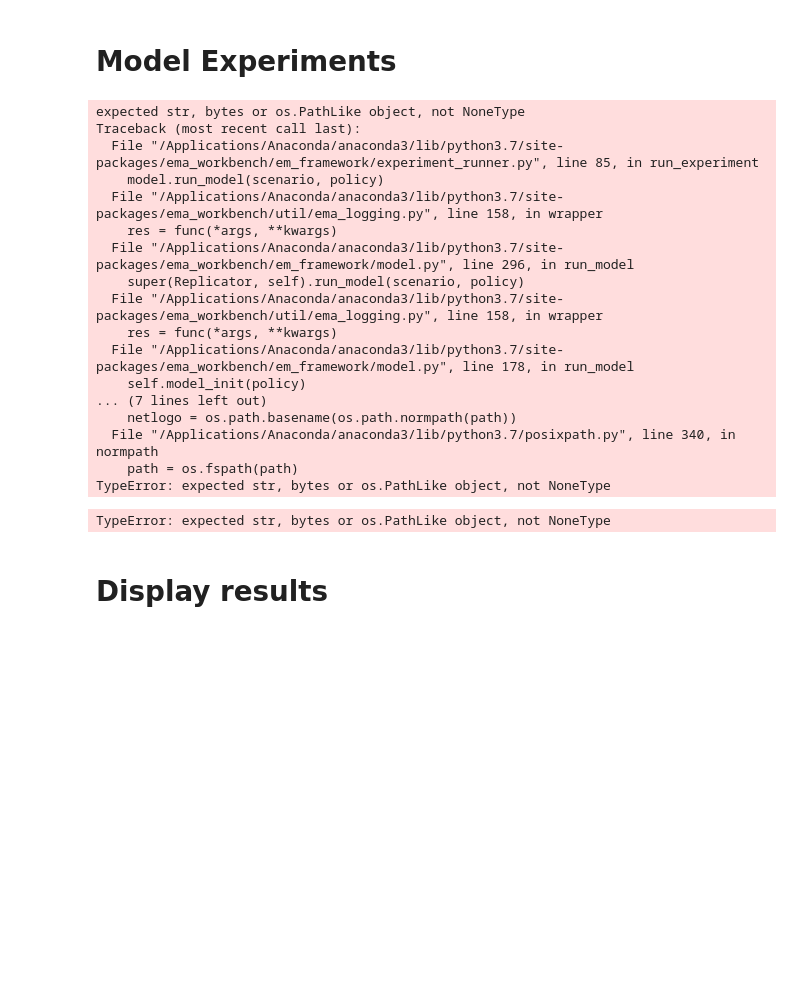
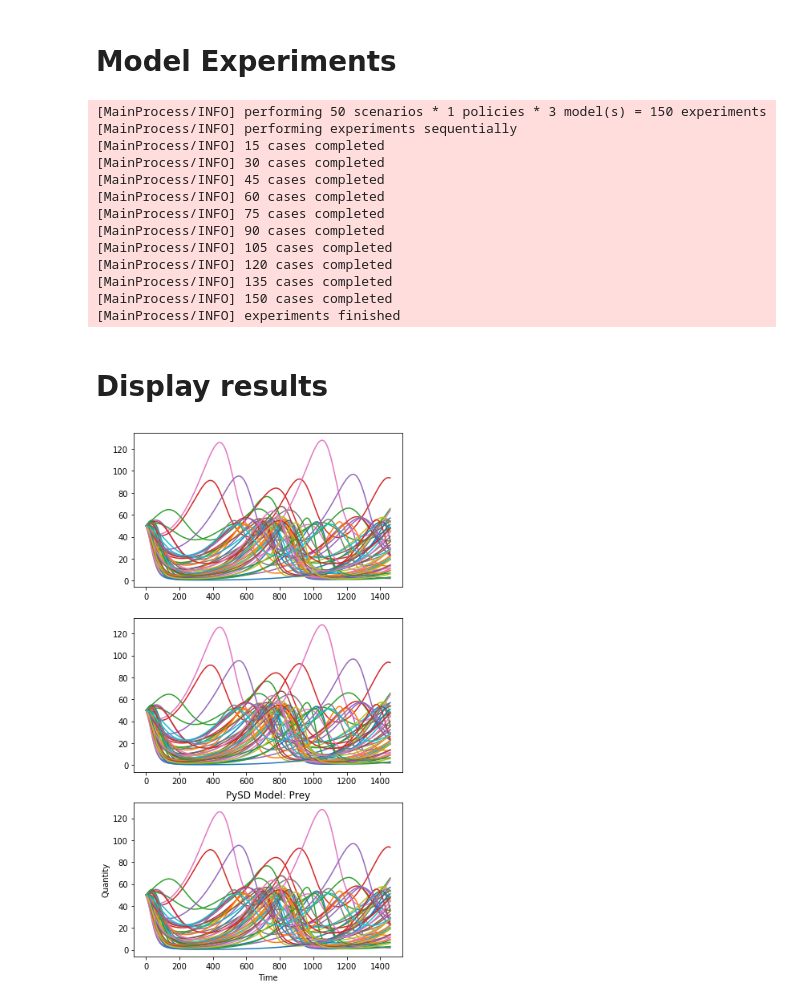
Before and after one commit to herzogrh/EPA1361, a Jupyter notebook: Week 1-2 - general intro to exploratory modelling/assignment 3 - multimodel_assignmentV3.ipynb, the cells around one changed output. Saved outputs shown, nothing was run; the diff lists cells and outputs as text; code cells hidden in the pictures; blank space fills up the shorter version.

Commit message:
Made changes to the multimodel assignment 3, adding visuals, combining code from Ash and Francesco

```diff
--- a/Week 1-2 - general intro to exploratory modelling/assignment 3 - multimodel_assignmentV3.ipynb
+++ b/Week 1-2 - general intro to exploratory modelling/assignment 3 - multimodel_assignmentV3.ipynb
@@ -82,7 +83,8 @@ python_model.uncertainties = [RealParameter("prey_birth_rate", 0.015, 0.035),
                                 RealParameter("predator_loss_rate", 0.04, 0.08)]
 
 #Define Outcomes
-python_model.outcomes = [TimeSeriesOutcome("TIME"),
+python_model.outcomes = [
+                        TimeSeriesOutcome("TIME"),
                         TimeSeriesOutcome("predators"),
                         TimeSeriesOutcome("prey")]
 # %% [markdown]
@@ -112,7 +125,7 @@ pysd_model = PysdModel(name="pysdmodel", mdl_file="model/PredPrey.mdl")
 # Excel Model
 Does not work on OS X
 # %%
-excel_model = ExcelModel("predatorPrey", wd="model/", model_file='PredPrey.xlsx')
+excel_model = ExcelModel("excelmodel", wd="model/", model_file='PredPrey.xlsx')
 
 #Define uncertainties
 excel_model.uncertainties = [RealParameter("prey_birth_rate", 0.015, 0.035),
@@ -121,34 +134,59 @@ excel_model.uncertainties = [RealParameter("prey_birth_rate", 0.015, 0.035),
                             RealParameter("predator_loss_rate", 0.04, 0.08)]
 
 #Define Outcomes
-excel_model.outcomes = [TimeSeriesOutcome("B16:BDF16"), #Time outcome
-                        TimeSeriesOutcome("B17:BDF17"),  #Predator outcome
-                        TimeSeriesOutcome("B18:BDF18")]  #Prey outcome
+excel_model.outcomes = [TimeSeriesOutcome("TIME"), #Time outcome
+                        TimeSeriesOutcome("predators"),  #Predators outcome
+                        TimeSeriesOutcome("prey")]  #Prey outcome
 
 #Define Name of the Sheet
-model.default_sheet = "Sheet1"
+excel_model.default_sheet = "Sheet1"
 # %% [markdown]
 # Model Experiments
 # %%
-experiments, outcomes = perform_experiments(models= [python_model, netlogo_model], scenarios=50)
+ema_logging.log_to_stderr(ema_logging.INFO)
+#experiments, outcomes = perform_experiments(models= [python_model, netlogo_model,excel_model], scenarios=
+experiments, outcomes = perform_experiments(models = [python_model, excel_model, pysd_model],scenarios = 50)
 # %% [output]
-expected str, bytes or os.PathLike object, not NoneType
-Traceback (most recent call last):
-  File "/Applications/Anaconda/anaconda3/lib/python3.7/site-packages/ema_workbench/em_framework/experiment_runner.py", line 85, in run_experiment
-    model.run_model(scenario, policy)
-  File "/Applications/Anaconda/anaconda3/lib/python3.7/site-packages/ema_workbench/util/ema_logging.py", line 158, in wrapper
-    res = func(*args, **kwargs)
-  File "/Applications/Anaconda/anaconda3/lib/python3.7/site-packages/ema_workbench/em_framework/model.py", line 296, in run_model
-    super(Replicator, self).run_model(scenario, policy)
-  File "/Applications/Anaconda/anaconda3/lib/python3.7/site-packages/ema_workbench/util/ema_logging.py", line 158, in wrapper
-    res = func(*args, **kwargs)
-  File "/Applications/Anaconda/anaconda3/lib/python3.7/site-packages/ema_workbench/em_framework/model.py", line 178, in run_model
-    self.model_init(policy)
-... (7 lines left out)
-    netlogo = os.path.basename(os.path.normpath(path))
-  File "/Applications/Anaconda/anaconda3/lib/python3.7/posixpath.py", line 340, in normpath
-    path = os.fspath(path)
-TypeError: expected str, bytes or os.PathLike object, not NoneType
+[MainProcess/INFO] performing 50 scenarios * 1 policies * 3 model(s) = 150 experiments
+[MainProcess/INFO] performing experiments sequentially
+[MainProcess/INFO] 15 cases completed
+[MainProcess/INFO] 30 cases completed
+[MainProcess/INFO] 45 cases completed
+[MainProcess/INFO] 60 cases completed
+[MainProcess/INFO] 75 cases completed
+[MainProcess/INFO] 90 cases completed
+[MainProcess/INFO] 105 cases completed
+[MainProcess/INFO] 120 cases completed
+[MainProcess/INFO] 135 cases completed
+[MainProcess/INFO] 150 cases completed
+[MainProcess/INFO] experiments finished
-TypeError: expected str, bytes or os.PathLike object, not NoneType
 # %% [markdown]
 # Display results
+# %%
+import seaborn
+import pandas as pd
+
+fig, axs = plt.subplots(3)
+
+for i in range(50):
+    axs[0].plot(outcomes['prey'][i].T)
+plt.ylabel('Quantity')
+plt.xlabel('Time')
+plt.title('Python Model: Prey')
+
+for i in range(50,100):
+    axs[1].plot(outcomes['prey'][i].T)
+    plt.ylabel('Quantity')
+    plt.xlabel('Time')
+    plt.title('Excel Model: Prey')
+
+for i in range(100,150):
+    axs[2].plot(outcomes['prey'][i].T)
+    plt.ylabel('Quantity')
+    plt.xlabel('Time')
+    plt.title('PySD Model: Prey')
+
+fig.set_size_inches(6,12)
+plt.show()
+# %% [output]
+[figure, added]
```
Also changed, not shown: parts of 5 cells of this notebook, 1 other file.
